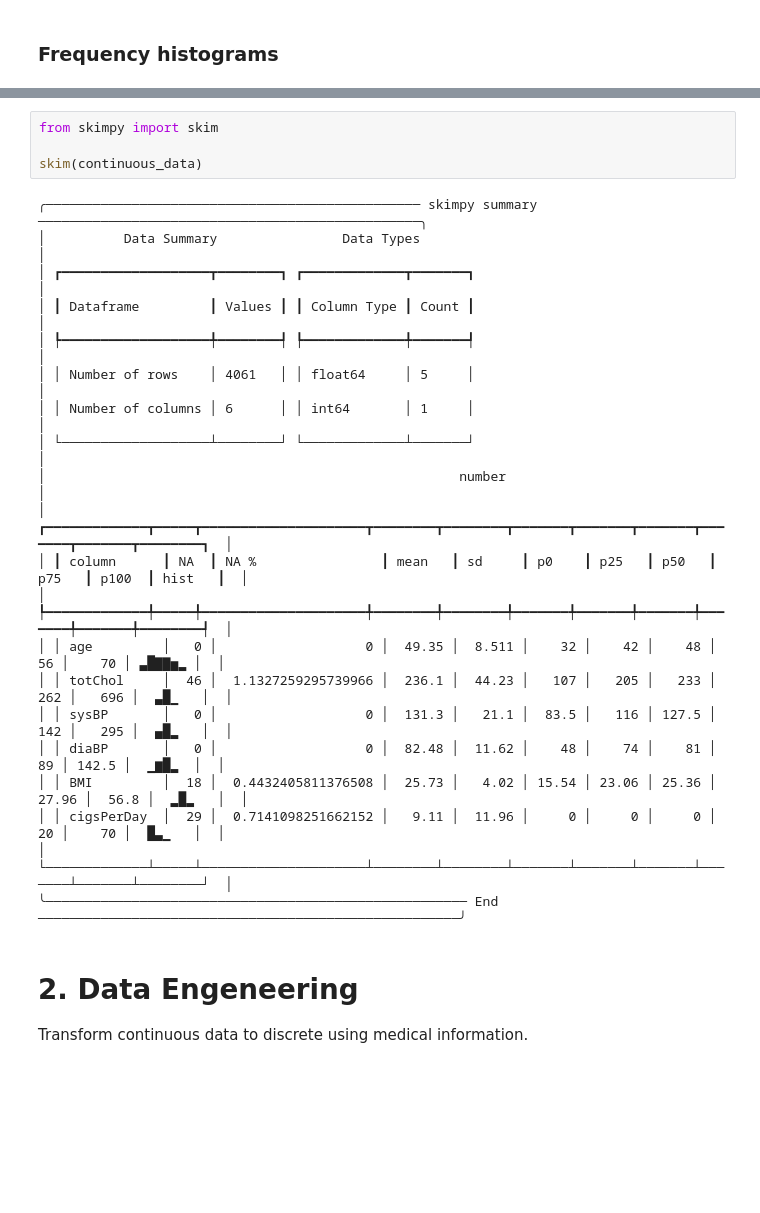
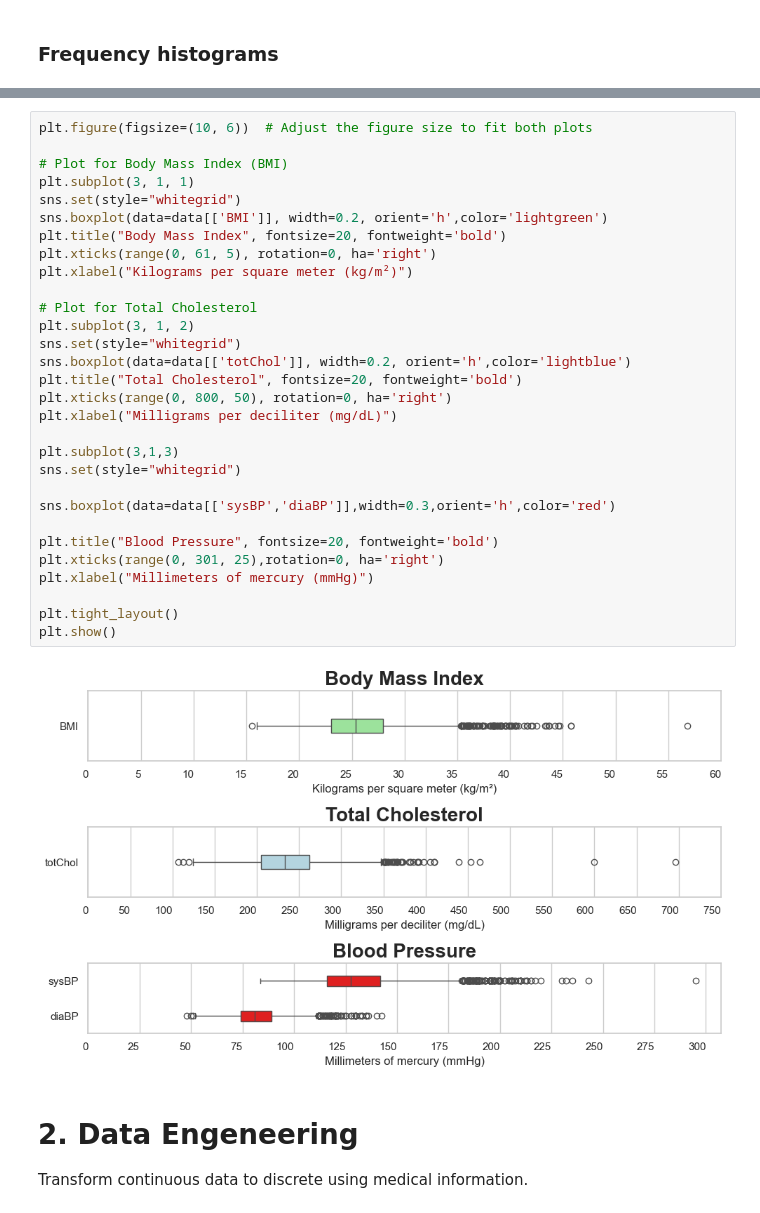
Before and after one commit to TarMatt/Coronary_disease, a Jupyter notebook: uni_project.ipynb, the cells around one changed output, grey strips where cells are left out. Saved outputs shown, nothing was run; the diff lists cells and outputs as text; blank space fills up the shorter version.

```diff
--- a/uni_project.ipynb
+++ b/uni_project.ipynb
@@ -110,28 +88,35 @@ plt.show()
-# %%
-from skimpy import skim
-
-skim(continuous_data)
-# %% [output]
-╭──────────────────────────────────────────────── skimpy summary ─────────────────────────────────────────────────╮
-│          Data Summary                Data Types                                                                 │
-│ ┏━━━━━━━━━━━━━━━━━━━┳━━━━━━━━┓ ┏━━━━━━━━━━━━━┳━━━━━━━┓                                                          │
-│ ┃ Dataframe         ┃ Values ┃ ┃ Column Type ┃ Count ┃                                                          │
-│ ┡━━━━━━━━━━━━━━━━━━━╇━━━━━━━━┩ ┡━━━━━━━━━━━━━╇━━━━━━━┩                                                          │
-│ │ Number of rows    │ 4061   │ │ float64     │ 5     │                                                          │
-│ │ Number of columns │ 6      │ │ int64       │ 1     │                                                          │
-│ └───────────────────┴────────┘ └─────────────┴───────┘                                                          │
-│                                                     number                                                      │
-│ ┏━━━━━━━━━━━━━┳━━━━━┳━━━━━━━━━━━━━━━━━━━━━┳━━━━━━━━┳━━━━━━━━┳━━━━━━━┳━━━━━━━┳━━━━━━━┳━━━━━━━┳━━━━━━━┳━━━━━━━━┓  │
-│ ┃ column      ┃ NA  ┃ NA %                ┃ mean   ┃ sd     ┃ p0    ┃ p25   ┃ p50   ┃ p75   ┃ p100  ┃ hist   ┃  │
-│ ┡━━━━━━━━━━━━━╇━━━━━╇━━━━━━━━━━━━━━━━━━━━━╇━━━━━━━━╇━━━━━━━━╇━━━━━━━╇━━━━━━━╇━━━━━━━╇━━━━━━━╇━━━━━━━╇━━━━━━━━┩  │
-│ │ age         │   0 │                   0 │  49.35 │  8.511 │    32 │    42 │    48 │    56 │    70 │ ▃█▇▇▅▂ │  │
-│ │ totChol     │  46 │  1.1327259295739966 │  236.1 │  44.23 │   107 │   205 │   233 │   262 │   696 │  ▃█▁   │  │
-│ │ sysBP       │   0 │                   0 │  131.3 │   21.1 │  83.5 │   116 │ 127.5 │   142 │   295 │  ▄█▂   │  │
-│ │ diaBP       │   0 │                   0 │  82.48 │  11.62 │    48 │    74 │    81 │    89 │ 142.5 │  ▁▆█▂  │  │
-│ │ BMI         │  18 │  0.4432405811376508 │  25.73 │   4.02 │ 15.54 │ 23.06 │ 25.36 │ 27.96 │  56.8 │  ▂█▂   │  │
-│ │ cigsPerDay  │  29 │  0.7141098251662152 │   9.11 │  11.96 │     0 │     0 │     0 │    20 │    70 │  █▃▁   │  │
-│ └─────────────┴─────┴─────────────────────┴────────┴────────┴───────┴───────┴───────┴───────┴───────┴────────┘  │
-╰────────────────────────────────────────────────────── End ──────────────────────────────────────────────────────╯
+# %%
+plt.figure(figsize=(10, 6))  # Adjust the figure size to fit both plots
+
+# Plot for Body Mass Index (BMI)
+plt.subplot(3, 1, 1)
+sns.set(style="whitegrid")
+sns.boxplot(data=data[['BMI']], width=0.2, orient='h',color='lightgreen')
+plt.title("Body Mass Index", fontsize=20, fontweight='bold')
+plt.xticks(range(0, 61, 5), rotation=0, ha='right')
+plt.xlabel("Kilograms per square meter (kg/m²)")
+
+# Plot for Total Cholesterol
+plt.subplot(3, 1, 2)
+sns.set(style="whitegrid")
+sns.boxplot(data=data[['totChol']], width=0.2, orient='h',color='lightblue')
+plt.title("Total Cholesterol", fontsize=20, fontweight='bold')
+plt.xticks(range(0, 800, 50), rotation=0, ha='right')
+plt.xlabel("Milligrams per deciliter (mg/dL)")
+
+plt.subplot(3,1,3)
+sns.set(style="whitegrid")
+
+sns.boxplot(data=data[['sysBP','diaBP']],width=0.3,orient='h',color='red')
+
+plt.title("Blood Pressure", fontsize=20, fontweight='bold')
+plt.xticks(range(0, 301, 25),rotation=0, ha='right')
+plt.xlabel("Millimeters of mercury (mmHg)")
+
+plt.tight_layout()
+plt.show()
+# %% [output]
+[figure, added]
 # %% [markdown]
 # 2. Data Engeneering
 
```
Also changed, not shown: parts of 28 cells of this notebook.
